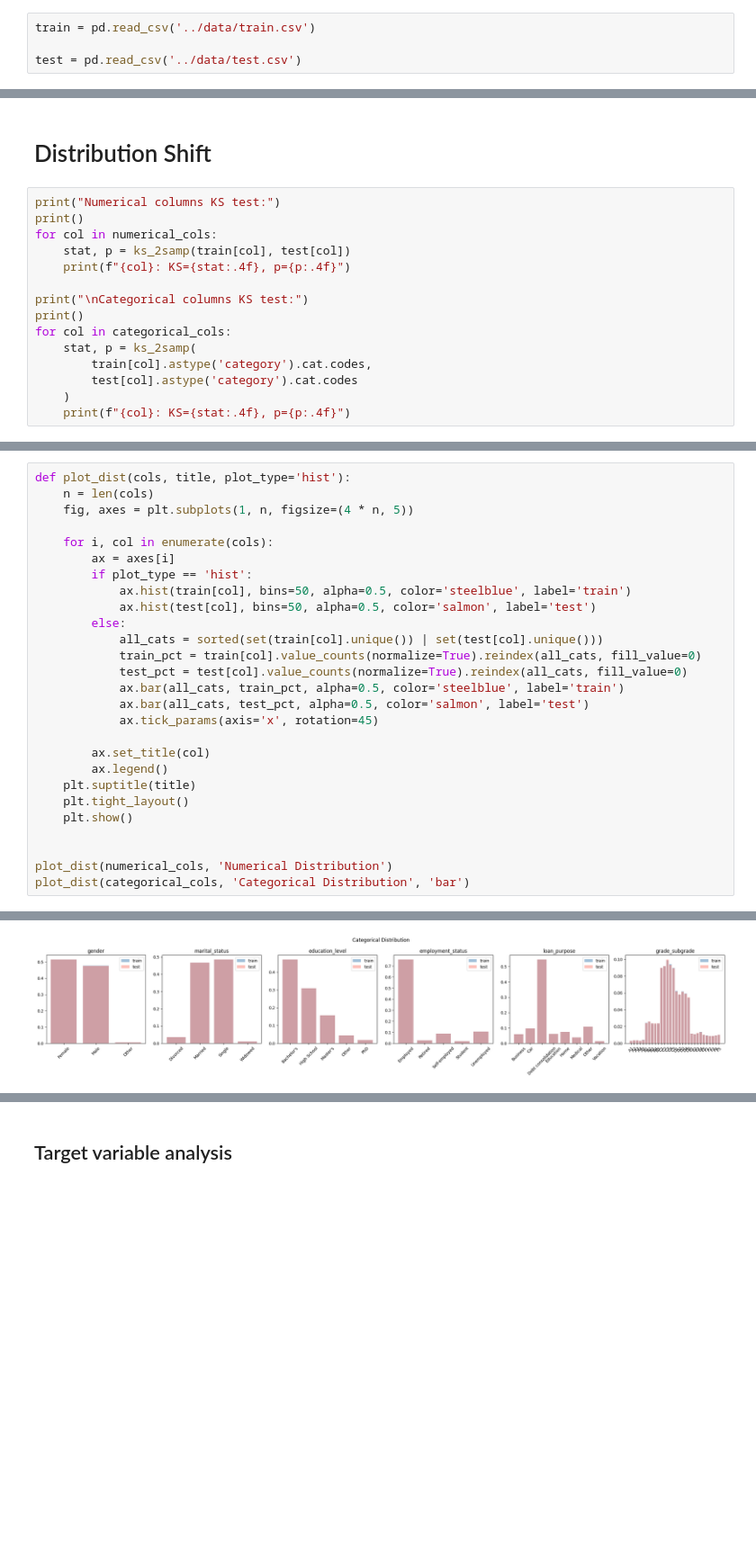
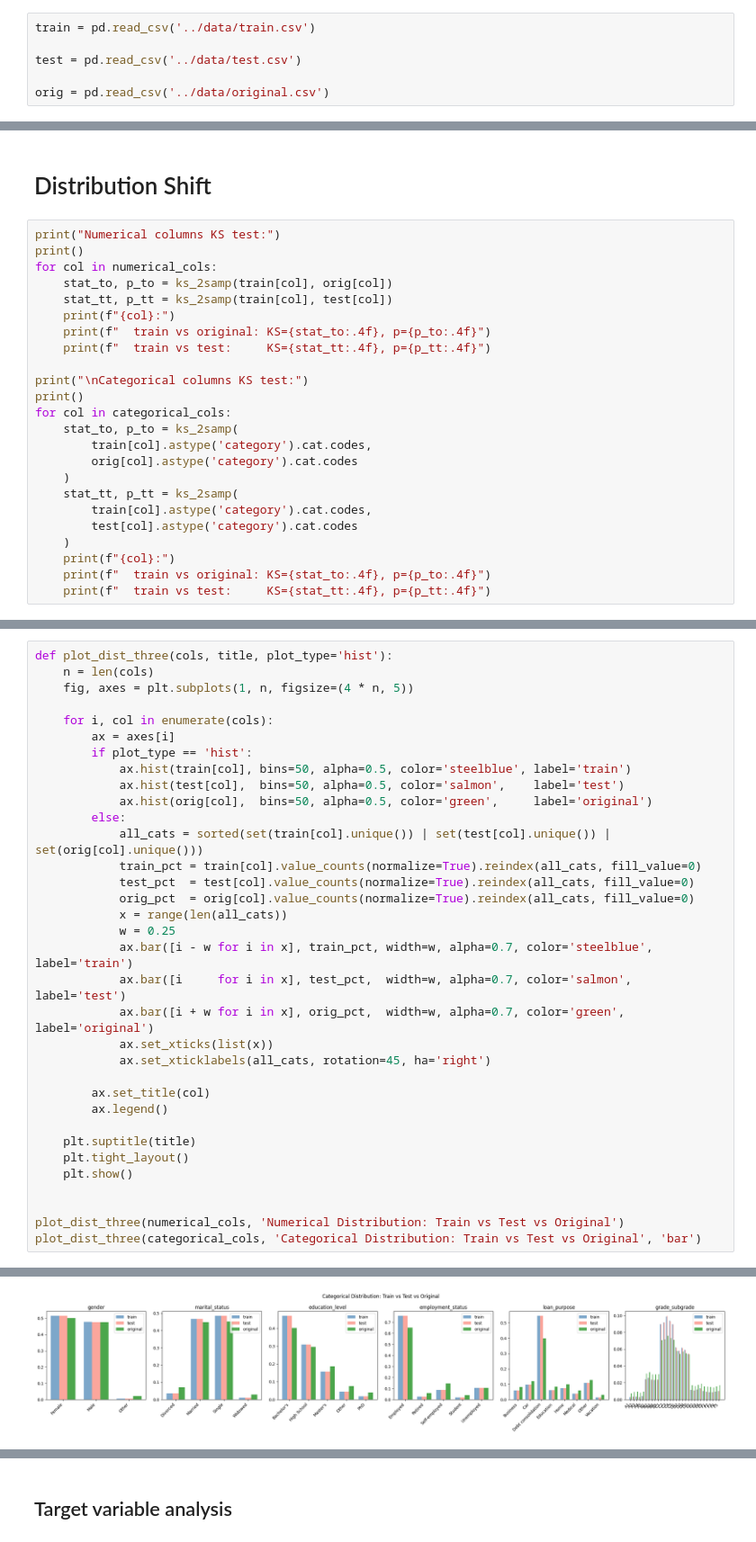
Before and after one commit to adulamaciej/loan-repayment-prediction, a Jupyter notebook: notebooks/01_eda.ipynb, the cells around one changed output, grey strips where cells are left out. Shown at 90% size. Cells and saved outputs as stored; diff of their text form; blank space fills up the shorter version.

Commit message:
Adding original dataset analysis and recommendation.

```diff
--- a/notebooks/01_eda.ipynb
+++ b/notebooks/01_eda.ipynb
@@ -14,6 +14,8 @@ from scipy.stats import ks_2samp
 train = pd.read_csv('../data/train.csv')
 
 test = pd.read_csv('../data/test.csv')
+
+orig = pd.read_csv('../data/original.csv')
 # %% [markdown]
 ## Feature Definitions
 # %%
@@ -182,17 +246,26 @@ Debt ratio > 1: 0
 print("Numerical columns KS test:")
 print()
 for col in numerical_cols:
-    stat, p = ks_2samp(train[col], test[col])
-    print(f"{col}: KS={stat:.4f}, p={p:.4f}")
+    stat_to, p_to = ks_2samp(train[col], orig[col])
+    stat_tt, p_tt = ks_2samp(train[col], test[col])
+    print(f"{col}:")
+    print(f"  train vs original: KS={stat_to:.4f}, p={p_to:.4f}")
+    print(f"  train vs test:     KS={stat_tt:.4f}, p={p_tt:.4f}")
 
 print("\nCategorical columns KS test:")
 print()
 for col in categorical_cols:
-    stat, p = ks_2samp(
+    stat_to, p_to = ks_2samp(
+        train[col].astype('category').cat.codes,
+        orig[col].astype('category').cat.codes
+    )
+    stat_tt, p_tt = ks_2samp(
         train[col].astype('category').cat.codes,
         test[col].astype('category').cat.codes
     )
-    print(f"{col}: KS={stat:.4f}, p={p:.4f}")
+    print(f"{col}:")
+    print(f"  train vs original: KS={stat_to:.4f}, p={p_to:.4f}")
+    print(f"  train vs test:     KS={stat_tt:.4f}, p={p_tt:.4f}")
 # %% [output]
 Numerical columns KS test:
 
@@ -215,5 +295,5 @@ grade_subgrade: KS=0.0018, p=0.5988
 # %%
-def plot_dist(cols, title, plot_type='hist'):
+def plot_dist_three(cols, title, plot_type='hist'):
     n = len(cols)
     fig, axes = plt.subplots(1, n, figsize=(4 * n, 5))
 
@@ -221,22 +301,29 @@ def plot_dist(cols, title, plot_type='hist'):
         ax = axes[i]
         if plot_type == 'hist':
             ax.hist(train[col], bins=50, alpha=0.5, color='steelblue', label='train')
-            ax.hist(test[col], bins=50, alpha=0.5, color='salmon', label='test')
+            ax.hist(test[col],  bins=50, alpha=0.5, color='salmon',    label='test')
+            ax.hist(orig[col],  bins=50, alpha=0.5, color='green',     label='original')
         else:
-            all_cats = sorted(set(train[col].unique()) | set(test[col].unique()))
+            all_cats = sorted(set(train[col].unique()) | set(test[col].unique()) | set(orig[col].unique()))
             train_pct = train[col].value_counts(normalize=True).reindex(all_cats, fill_value=0)
-            test_pct = test[col].value_counts(normalize=True).reindex(all_cats, fill_value=0)
-            ax.bar(all_cats, train_pct, alpha=0.5, color='steelblue', label='train')
-            ax.bar(all_cats, test_pct, alpha=0.5, color='salmon', label='test')
-            ax.tick_params(axis='x', rotation=45)
+            test_pct  = test[col].value_counts(normalize=True).reindex(all_cats, fill_value=0)
+            orig_pct  = orig[col].value_counts(normalize=True).reindex(all_cats, fill_value=0)
+            x = range(len(all_cats))
+            w = 0.25
+            ax.bar([i - w for i in x], train_pct, width=w, alpha=0.7, color='steelblue', label='train')
+            ax.bar([i     for i in x], test_pct,  width=w, alpha=0.7, color='salmon',    label='test')
+            ax.bar([i + w for i in x], orig_pct,  width=w, alpha=0.7, color='green',     label='original')
+            ax.set_xticks(list(x))
+            ax.set_xticklabels(all_cats, rotation=45, ha='right')
 
         ax.set_title(col)
         ax.legend()
+
     plt.suptitle(title)
     plt.tight_layout()
     plt.show()
 
 
-plot_dist(numerical_cols, 'Numerical Distribution')
-plot_dist(categorical_cols, 'Categorical Distribution', 'bar')
+plot_dist_three(numerical_cols, 'Numerical Distribution: Train vs Test vs Original')
+plot_dist_three(categorical_cols, 'Categorical Distribution: Train vs Test vs Original', 'bar')
 # %% [output]
@@ -244,2 +331,2 @@ plot_dist(categorical_cols, 'Categorical Distribution', 'bar')
-[figure, old version]
+[figure, new version]
 # %% [markdown]
```
Also changed, not shown: parts of 27 cells of this notebook.
